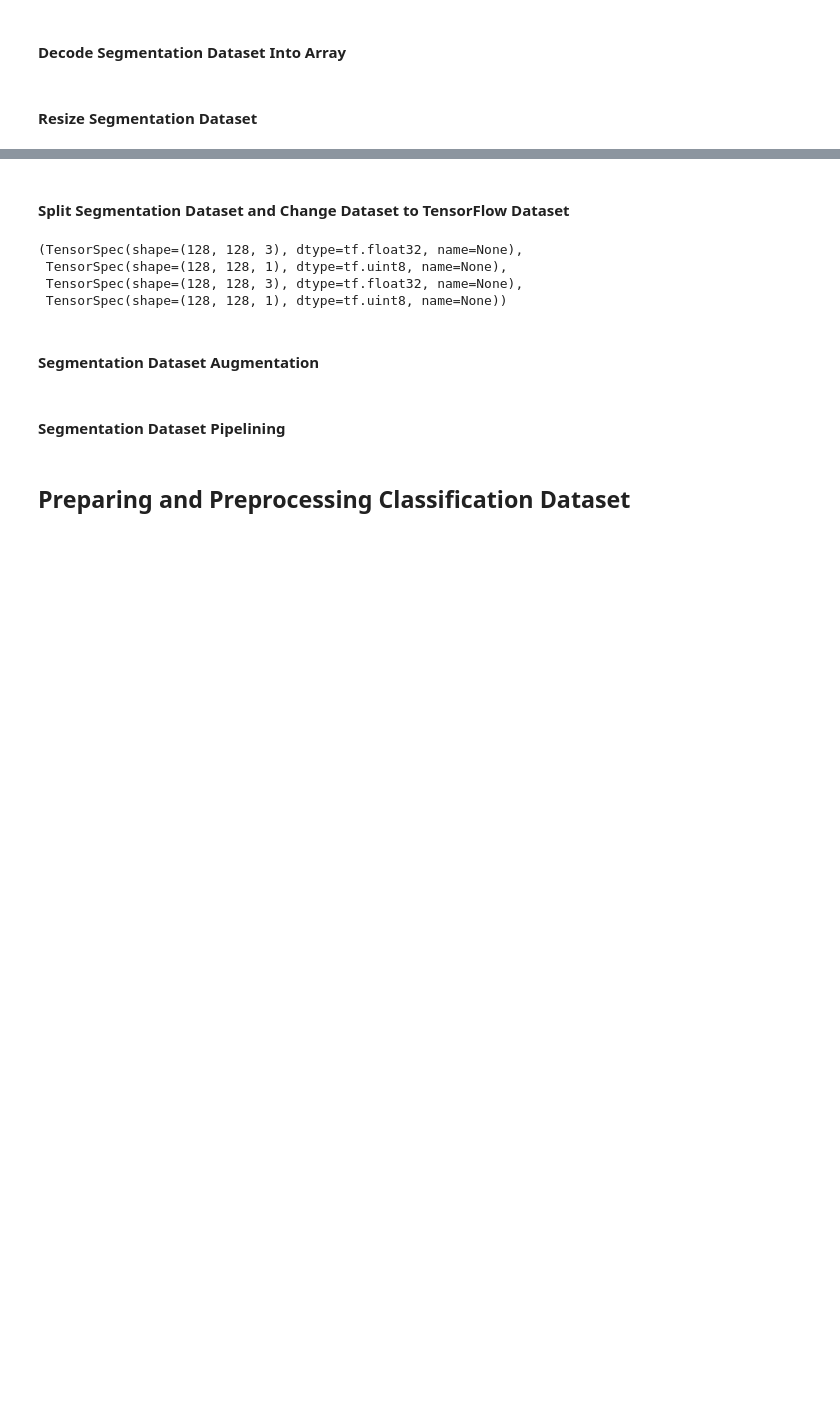
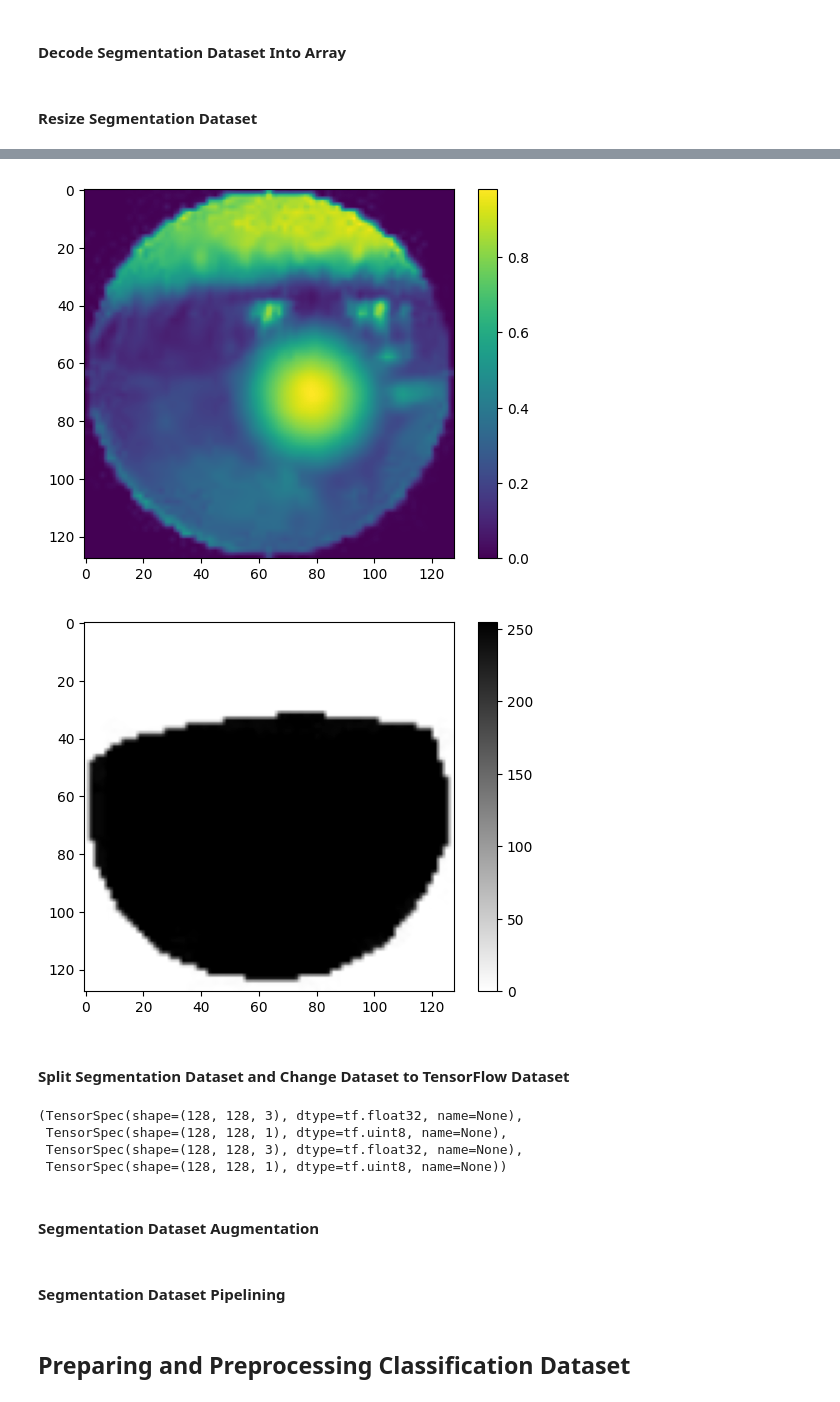
Before and after one commit to aimarabimanyu/Sistem-Diagnosa-Katarak-CNN-UNET, a Jupyter notebook: merged_model.ipynb, the cells around one changed output, grey strips where cells are left out. Cells and saved outputs as stored; diff of their text form; code cells hidden in the pictures; blank space fills up the shorter version.

```diff
--- a/merged_model.ipynb
+++ b/merged_model.ipynb
@@ -134,3 +149,26 @@ y = [resize_mask(mask) for mask in masks]
+# %%
+# Function to Convert OG Image to Grayscale
+def convert_to_grayscale(image):
+    grayscale_image = tf.image.rgb_to_grayscale(image)
+    return grayscale_image
+
+# Looping Grayscaling Function for OG Image Dataset
+X = [convert_to_grayscale(image) for image in X]
+# %%
+# Visualizing a Resized Image and Respective Mask
+
+# Plot an OG Image
+plt.imshow(X[36])
+plt.colorbar()
+plt.show()
+
+# Plot a Mask
+plt.imshow(y[36], cmap='binary')
+plt.colorbar()
+plt.show()
+# %% [output]
+[figure, added]
+[figure, added]
 # %% [markdown]
 #### Split Segmentation Dataset and Change Dataset to TensorFlow Dataset
 # %%
```
Also changed, not shown: parts of 6 cells of this notebook.
